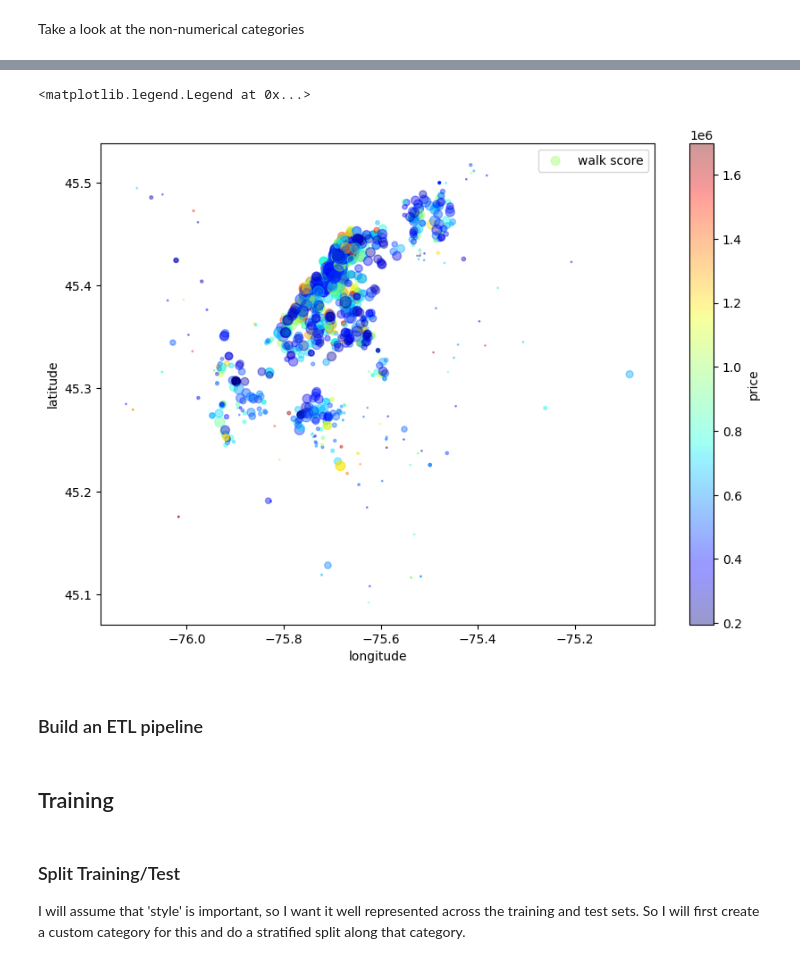
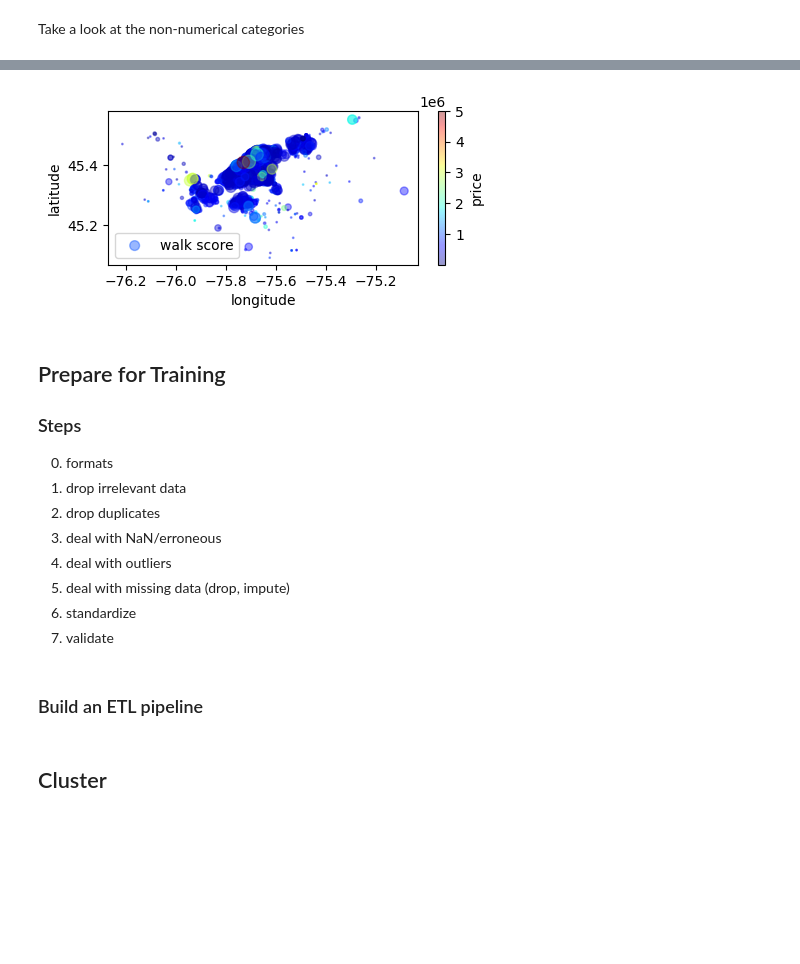
Before and after one commit to tjards/data_science_upskill, a Jupyter notebook: 2_housing_ottawa/ottawa_housing_analysis.ipynb, the cells around one changed output, grey strips where cells are left out. Cells and saved outputs as stored; diff of their text form; code cells hidden in the pictures; blank space fills up the shorter version.

Commit message:
added clustering

```diff
--- a/2_housing_ottawa/ottawa_housing_analysis.ipynb
+++ b/2_housing_ottawa/ottawa_housing_analysis.ipynb
@@ -23 +26,4 @@ housing = load_data_csv(path, filename)
+# %%
+# creating a copy of the data for exploration
+housing_explore = housing.copy()
 # %% [markdown]
@@ -148,7 +134,5 @@ Name: price, Length: 529, dtype: int64
 # %%
 # let's reformat "price" to be numerical
-if type(housing['price'].iloc[0]) != np.float64:
-    housing['price'] = housing['price'].str.replace(',', '').astype('float64')
-    #housing.info()
-#housing['price'].hist(bins=75)
+if type(housing_explore['price'].iloc[0]) != np.float64:
+    housing_explore['price'] = housing_explore['price'].str.replace(',', '').astype('float64')
 # %% [markdown]
@@ -158,7 +142,8 @@ from sklearn.ensemble import IsolationForest
 from sklearn.impute import SimpleImputer
 
 # identify the numerical entities
-housing_num = housing.select_dtypes(include=['int', 'float'])  # select numerical columns (note: price is here now)
+housing_num = housing_explore.select_dtypes(include=['int', 'float'])  # select numerical columns (note: price is here now)
+housing_cat = housing_explore.select_dtypes(include=['object'])  # select categorical columns
 
 # impute to resolve NaNs
 imputer = SimpleImputer(strategy = 'median')
@@ -174,7 +159,7 @@ housing_num_imputed['anomalies'] = clf.predict(X_check_anomalies)
 anomalies = housing_num_imputed[housing_num_imputed['anomalies'] == -1]
 
 # visualize anomalies
-plt.figure(figsize=(10, 7))
+plt.figure(figsize=(5, 2))
 plt.scatter(housing_num_imputed['longitude'], housing_num_imputed['latitude'], c='b', label='Normal', alpha=0.5)
 plt.scatter(anomalies['longitude'], anomalies['latitude'], c='r', label='Anomaly', alpha=0.5)
 plt.xlabel('Longitude')
@@ -186,7 +171,7 @@ plt.show()
 # %%
 # align the anomaly column to the dataset
-housing['anomalies'] = housing_num_imputed['anomalies']
+housing_explore['anomalies'] = housing_num_imputed['anomalies']
 # remove those points
-housing = housing[housing['anomalies'] != -1]
+housing_explore = housing_explore[housing_explore['anomalies'] != -1]
 # and drop the
-housing = housing.drop(columns=['anomalies'])
+housing_explore = housing_explore.drop(columns=['anomalies'])
@@ -209,14 +180,25 @@ housing = housing.drop(columns=['anomalies'])
 # %%
-ax = housing.plot(kind = 'scatter', x = 'longitude', y = 'latitude',
-             alpha =0.4,s=housing['walkScore'], label='walk score',
-             figsize=(10,7),
+# geographic
+ax = housing_explore.plot(kind = 'scatter', x = 'longitude', y = 'latitude',
+             alpha =0.4,s=housing_explore['walkScore'], label='walk score',
+             figsize=(5,2),
              c = 'price', cmap=plt.get_cmap('jet'), colorbar=True,
             )
-
-plt.legend()
 # %% [output]
-<matplotlib.legend.Legend at 0x...>
-[figure, old version]
+[figure, new version]
+# %% [markdown]
+## Prepare for Training
+
+### Steps
+
+0. formats
+1. drop irrelevant data
+2. drop duplicates
+3. deal with NaN/erroneous
+4. deal with outliers
+5. deal with missing data (drop, impute)
+6. standardize
+7. validate
 # %% [markdown]
 ### Build an ETL pipeline
 # %%
@@ -267,6 +315,2 @@ housing_prepared = full_pipeline.fit_transform(housing)
 # %% [markdown]
-## Training
+## Cluster
-# %% [markdown]
-### Split Training/Test
-
-I will assume that 'style' is important, so I want it well represented across the training and test sets. So I will first create a custom category for this and do a stratified split along that category.
```
Also changed, not shown: parts of 26 cells of this notebook.
